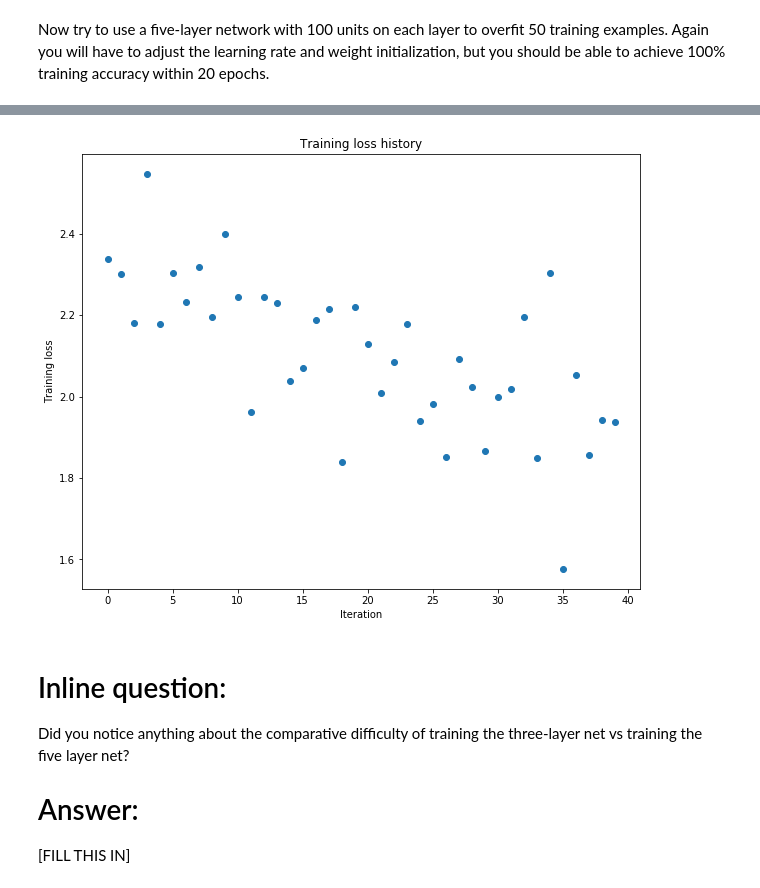
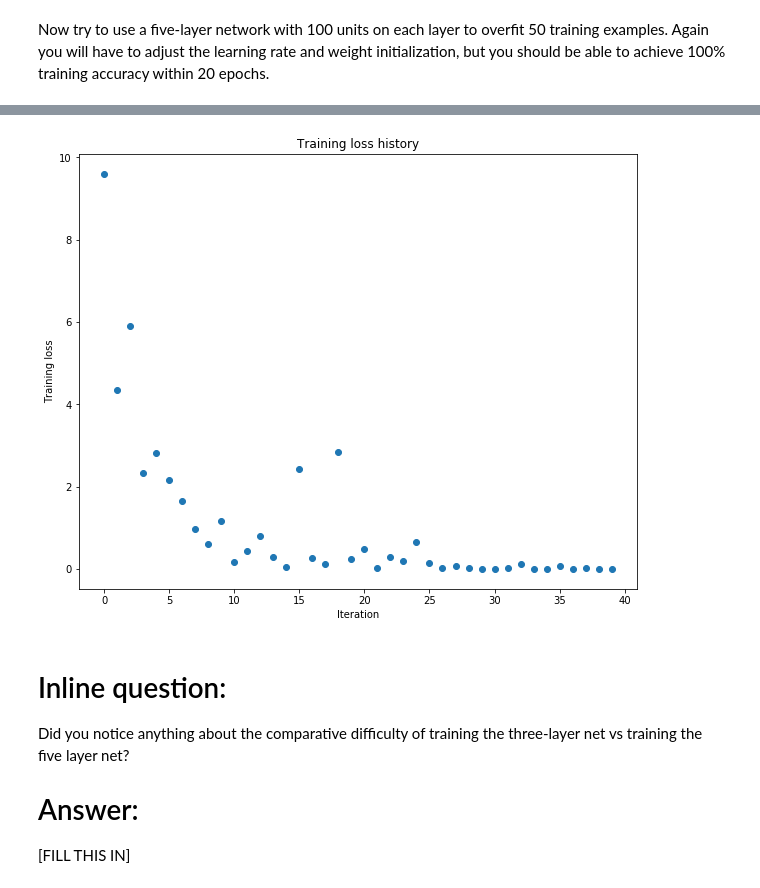
Before and after one commit to inuyasha0618/cs231n, a Jupyter notebook: assignment2/FullyConnectedNets.ipynb, the cells around one changed output, grey strips where cells are left out. Drawn from its saved outputs; the diff is of its cells as text; code cells hidden in the pictures.

Commit message:
batchnorm complete

```diff
--- a/assignment2/FullyConnectedNets.ipynb
+++ b/assignment2/FullyConnectedNets.ipynb
@@ -520,15 +535,38 @@ small_data = {
   'y_val': data['y_val'],
 }
 
-# learning_rate = 1e-3
-# weight_scale = 1e-5
-weight_scale = 4e-2
-learning_rate = 1e-3
+results = {}
+
+learning_rates = 10**np.random.uniform(-3,-2,5)
+weight_scales =  10**np.random.uniform(-2,-1,3)
+
+
+for lr in learning_rates:
+   for ws in weight_scales:
+       model = FullyConnectedNet([100, 100, 100, 100],
+              weight_scale=ws, dtype=np.float64)
+       solver = Solver(model, small_data,
+                print_every=10, num_epochs=20, batch_size=25,
+                update_rule='adam',
+                optim_config={
+                  'learning_rate': lr,
+                },
+                verbose = False
+                )
+
+       solver.train()
+       train_acc = solver.train_acc_history[-1]
+       results[(lr,ws)] = train_acc
+       print('lr %e ws %e train accuracy: %f'%(lr, ws,  train_acc))
+
+learning_rate = 1.537924e-03
+weight_scale = 6.530364e-02
+
 model = FullyConnectedNet([100, 100, 100, 100],
                 weight_scale=weight_scale, dtype=np.float64)
 solver = Solver(model, small_data,
                 print_every=10, num_epochs=20, batch_size=25,
-                update_rule='sgd',
+                update_rule='adam',
                 optim_config={
                   'learning_rate': learning_rate,
                 }
@@ -561,4 +599,4 @@ plt.show()
-[figure, old version]
+[figure, new version]
 # %% [markdown]
 # Inline question:
 Did you notice anything about the comparative difficulty of training the three-layer net vs training the five layer net?
```
Also changed, not shown: parts of 9 cells of this notebook, 4 other files.
